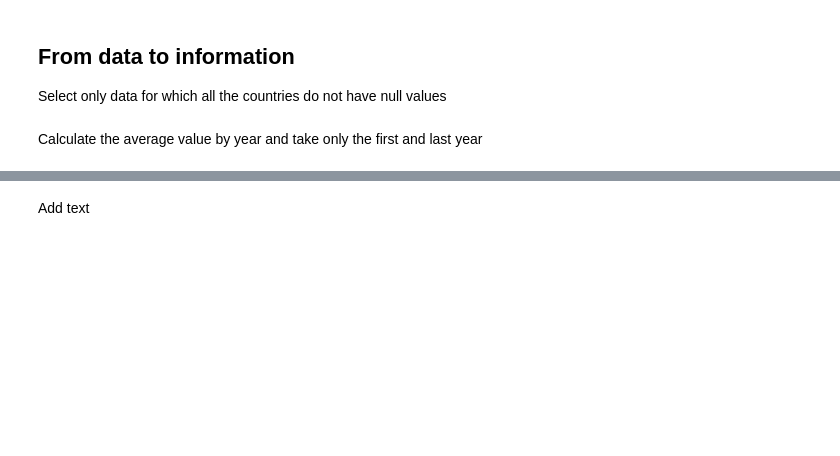
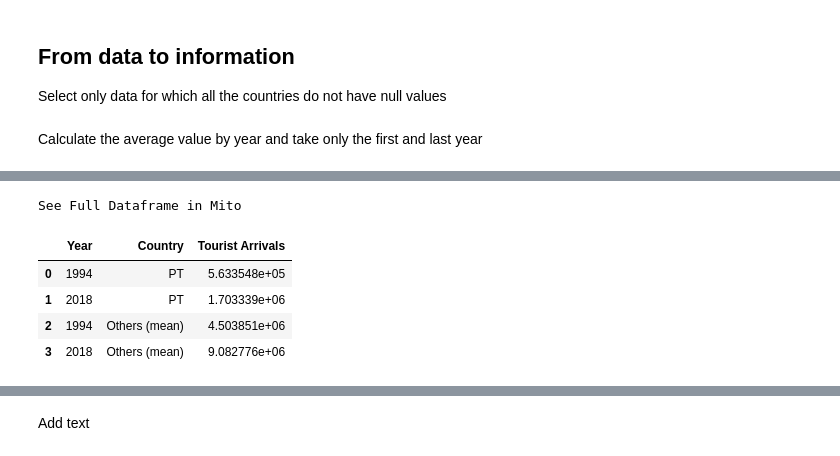
Before and after one commit to alod83/Data-Storytelling-with-Altair-and-AI, a Jupyter notebook: 02/Altair Example.ipynb, the cells around one changed output, grey strips where cells are left out. Drawn from its saved outputs; the diff is of its cells as text; code cells hidden in the pictures; blank space fills up the shorter version.

```diff
--- a/02/Altair Example.ipynb
+++ b/02/Altair Example.ipynb
@@ -94,5 +79,5 @@ df2 = df2.groupby(by='Year').mean(numeric_only=True)
 df2 = df2.iloc[[0, -2]]
 df2.reset_index(inplace=True)
 # %%
-df_melt = pd.melt(df2, id_vars='Year')
+df3 = pd.melt(df2, id_vars='Year',value_name='Tourist Arrivals', var_name='Country')
 # %%
@@ -112,0 +100,3 @@ df_melt = pd.melt(df2, id_vars='Year')
+# %%
+mask = df3['Country'] == 'PT'
+df4 = df3.loc[~mask].groupby('Year').mean().reset_index()
@@ -113 +111,12 @@ df_melt = pd.melt(df2, id_vars='Year')
+# %%
+df5 = df3.loc[mask].append(df4, ignore_index=True)
+
+df5
+# %% [output]
+See Full Dataframe in Mito
+|  | Year | Country | Tourist Arrivals |
+| 0 | 1994 | PT | 5.633548e+05 |
+| 1 | 2018 | PT | 1.703339e+06 |
+| 2 | 1994 | Others (mean) | 4.503851e+06 |
+| 3 | 2018 | Others (mean) | 9.082776e+06 |
 # %%
```
Also changed, not shown: parts of 17 cells of this notebook, 2 other files.
